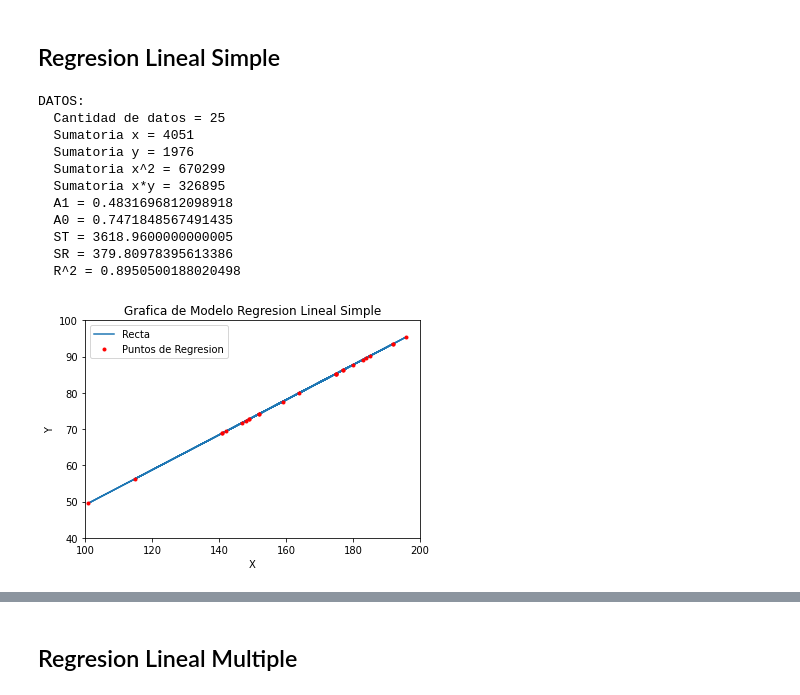
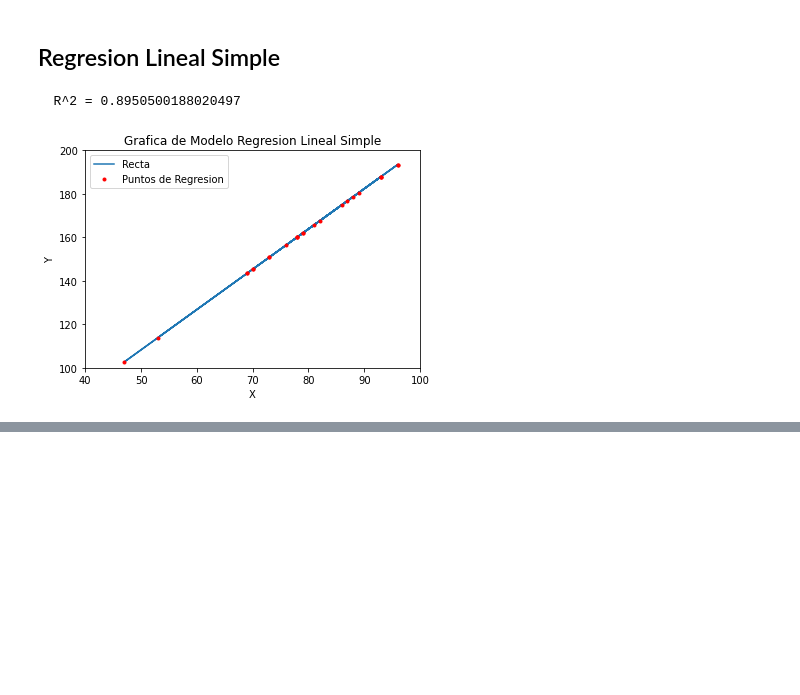
Before and after one commit to LucasRobles2323/Tarea1-MetodosNumericos, a Jupyter notebook: Tarea2_Pregunta1.ipynb, the cells around one changed output, grey strips where cells are left out. Drawn from its saved outputs; the diff is of its cells as text; code cells hidden in the pictures; blank space fills up the shorter version.

```diff
--- a/Tarea2_Pregunta1.ipynb
+++ b/Tarea2_Pregunta1.ipynb
@@ -63,7 +69,6 @@ ObtenerDatos(exam1, exam2, exam3, final)
 Regresion Lineal Simple
 --
 # %%
-import math
 import matplotlib.pyplot as plt
 import pandas as pd
 
@@ -83,10 +88,11 @@ def multiplicar(datos1, datos2):
 
 #--------------------------------------
 
-y_SIMPLE = [] # Lista de los 'Y' obtenidos de la funcion de Regresion Lineal Simple
+# Lista de los 'Y' obtenidos de la funcion de Regresion Lineal Simple
+y_SIMPLE = []
 
-x = final # Variable Dependiente
-y = exam1 # Variable Independiente
+y = final # Variable Dependiente
+x = exam1 # Variable Independiente
 
 n = len(x) # Cantidad de datos
 sum_x = sum(x) # Sumatoria de los 'X'
@@ -94,65 +100,55 @@ sum_y = sum(y) # Sumatoria de los 'Y'
 sum_x2 = multiplicar(x, x) # Sumatoria de (X^2) o (X * X)
 sum_xy = multiplicar(x, y) # Sumatoria de (X * Y)
 
-#Sumatorias en valor inicial
-ST_L = 0
-SR_L = 0
+# Sumatorias de ST y SR en valor inicial 0
+ST_S = 0
+SR_S = 0
 
 # Calculo de A1 y A0
 A1 = (n * sum_xy - sum_x * sum_y)/(n * sum_x2 - pow(sum_x,2))
 A0 = (sum_y/n) - A1 * (sum_x/n)
 
 # Calculo de ST
 for i in range(0, 25):
   diff_y = pow(y[i] - (sum_y / n), 2)
-  ST_L = ST_L + diff_y
+  ST_S = ST_S + diff_y
 
 # Calculo de SR y obtengo los 'Y' de la funcion de regresion lineal simple
 for i in range(0, 25):
   fun_regresion = lineal(x[i], A1, A0)
   diff_y = pow(y[i] - fun_regresion ,2)
-  SR_L = SR_L + diff_y
+  SR_S = SR_S + diff_y
   y_SIMPLE.append(fun_regresion)
 
-# Medida de desempeño
-R2 = (ST_L - SR_L)/ST_L
+# Calculo de R^2 Medida de desempeño
+R2 = (ST_S - SR_S)/ST_S
 
 # Imprimir los datos obtenidos
-print("\nDATOS:"); print("  Cantidad de datos = " + str(n))
-print("  Sumatoria x = " + str(sum_x))
-print("  Sumatoria y = " + str(sum_y))
-print("  Sumatoria x^2 = " + str(sum_x2))
-print("  Sumatoria x*y = " + str(sum_xy))
-print("  A1 = " + str(A1)); print("  A0 = " + str(A0))
-print("  ST = " + str(ST_L)); print("  SR = " + str(SR_L))
+#print("\nDATOS:"); print("  Cantidad de datos = " + str(n))
+#print("  Sumatoria x = " + str(sum_x))
+#print("  Sumatoria y = " + str(sum_y))
+#print("  Sumatoria x^2 = " + str(sum_x2))
+#print("  Sumatoria x*y = " + str(sum_xy))
+#print("  A1 = " + str(A1)); print("  A0 = " + str(A0))
+#print("  ST = " + str(ST_S)); print("  SR = " + str(SR_S))
 print("  R^2 = " + str(R2))
 print("\n")
 
 # Genero la grafica
 plt.title("Grafica de Modelo Regresion Lineal Simple")
 plt.plot(x, y_SIMPLE)
 plt.plot(x, y_SIMPLE, 'r.')
-plt.xlim(100, 200)
-plt.ylim(40, 100)
+plt.ylim(100, 200)
+plt.xlim(40, 100)
 plt.legend(["Recta", "Puntos de Regresion"])
 plt.xlabel('X')
 plt.ylabel('Y')
 plt.show()
 
 # Tabla de los 'X' y los 'Y' de la funcion de regresion lineal
 tabla = pd.DataFrame({'X': x, 'f(X)': y_SIMPLE})
 tabla
 # %% [output]
-DATOS:
-  Cantidad de datos = 25
-  Sumatoria x = 4051
-  Sumatoria y = 1976
-  Sumatoria x^2 = 670299
-  Sumatoria x*y = 326895
-  A1 = 0.4831696812098918
-  A0 = 0.7471848567491435
-  ST = 3618.9600000000005
-  SR = 379.80978395613386
-  R^2 = 0.8950500188020498
+  R^2 = 0.8950500188020497
-[figure, old version]
+[figure, new version]
 |  | X | f(X) |
@@ -175,3 +170,0 @@ DATOS:
-# %% [markdown]
-Regresion Lineal Multiple
---
```
Also changed, not shown: parts of 7 cells of this notebook.
